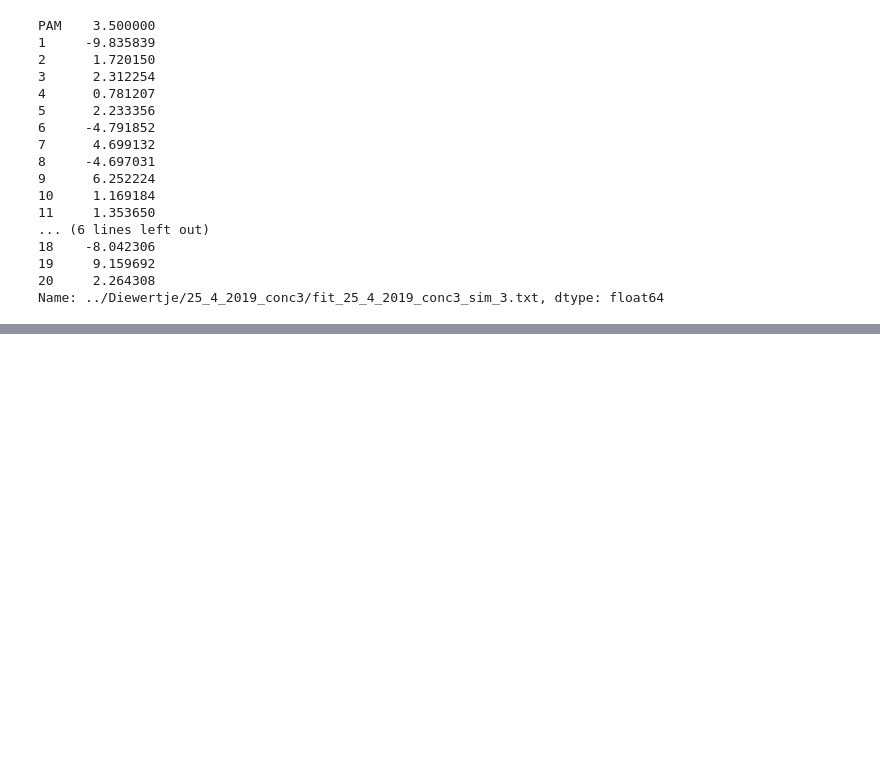
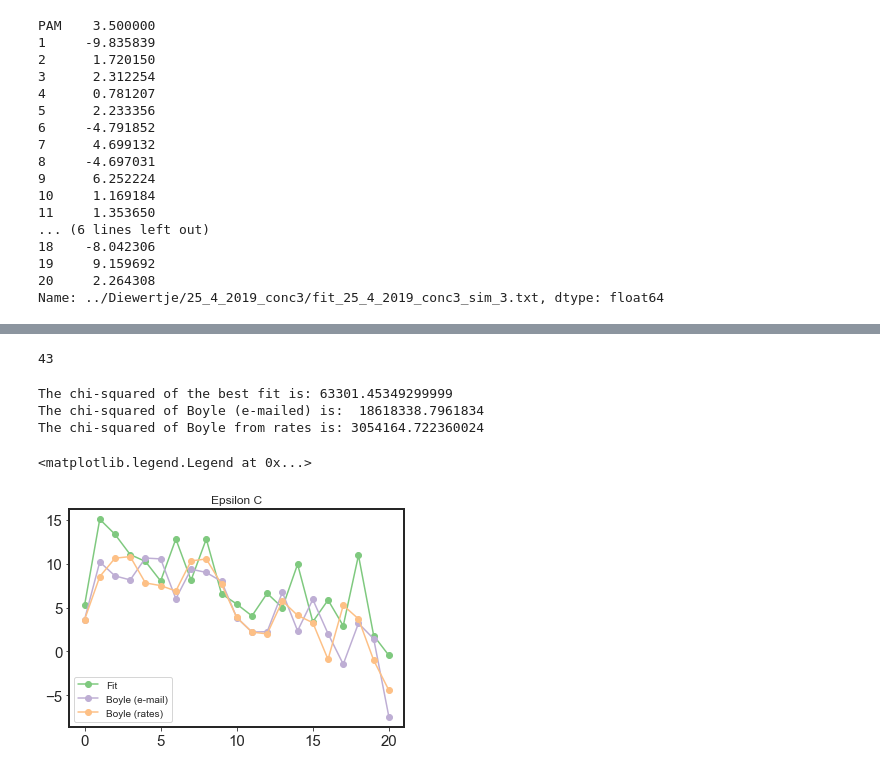
Before and after one commit to martin-depken/Energy-Landscape, a Jupyter notebook: Diewertje/Fixed_Rates_3_Concentrationpoints.ipynb, the cells around one changed output, grey strips where cells are left out. Saved outputs shown, nothing was run; the diff lists cells and outputs as text; code cells hidden in the pictures; blank space fills up the shorter version.

```diff
--- a/Diewertje/Fixed_Rates_3_Concentrationpoints.ipynb
+++ b/Diewertje/Fixed_Rates_3_Concentrationpoints.ipynb
@@ -61,0 +77,10 @@ best_fit_conc3
+# %%
+# to get chi-squared for Boyle
+import Chisq_Finkelstein as chin
+chi_Boyle=[]
+for i in range(0,len(xdata)):
+    chi_Boyle.append(chin.calc_Chi_square(Param_Boyle,xdata[i],ydata[i],yerr[i],
+                                concentrations, reference=1,
+                                ontarget_ABA=42,guide_length=20,
+                                model_id='init_limit_general_energies_v2'))
+print('The chi-squared of Boyle is: ',np.sum(chi_Boyle))
@@ -348,0 +407,11 @@ The avarage fit-time needed for conc3 is: 27.399122807017545 hours
+# %%
+# first run the cell before!!!
+parameters
+rates=parameters[-2].copy()
+rates=rates-1
+parameters[-2]=rates
+parameters
+epsilonPAM=parameters[0].copy()
+epsilonPAM=epsilonPAM+np.log(10)
+parameters[0]=epsilonPAM
+parameters
@@ -348,0 +428,4 @@ The avarage fit-time needed for conc3 is: 27.399122807017545 hours
+# %%
+len(parameters)
+# %% [output]
+43
@@ -348,0 +441,31 @@ The avarage fit-time needed for conc3 is: 27.399122807017545 hours
+# %%
+print('The chi-squared of the best fit is:',chi_squared[3-1])
+print('The chi-squared of Boyle (e-mailed) is: ',np.sum(chi_Boyle))
+print('The chi-squared of Boyle from rates is:',np.sum(chi_BoyleR) )
+# %% [output]
+The chi-squared of the best fit is: 63301.45349299999
+The chi-squared of Boyle (e-mailed) is:  18618338.7961834
+The chi-squared of Boyle from rates is: 3054164.722360024
+# %%
+# to plot boyle in this graph
+Param_Boyle=np.loadtxt('parameters_Boyle.txt')
+epsC = np.array(Param_Boyle[:21].copy())
+epsC[0]+=np.log(10)
+epsC[1:] *= -1
+
+epsCr = np.array(parameters[:21].copy())
+#epsC[0]+=np.log(10)
+epsCr[1:] *= -1
+
+epsC_fit=np.array(Param_conc3[:21]).copy()
+epsC_fit[1:] *= -1
+
+
+plt.plot(range(0,21),np.cumsum(epsC_fit),marker='o',label='Fit')
+plt.plot(range(0,21),np.cumsum(epsC),marker='o',label='Boyle (e-mail)')
+plt.plot(range(0,21),np.cumsum(epsCr),marker='o',label='Boyle (rates)')
+plt.title('Epsilon C')
+plt.legend()
+# %% [output]
+<matplotlib.legend.Legend at 0x...>
+[figure, added]
```
Also changed, not shown: parts of 42 cells of this notebook, 36 other files.
